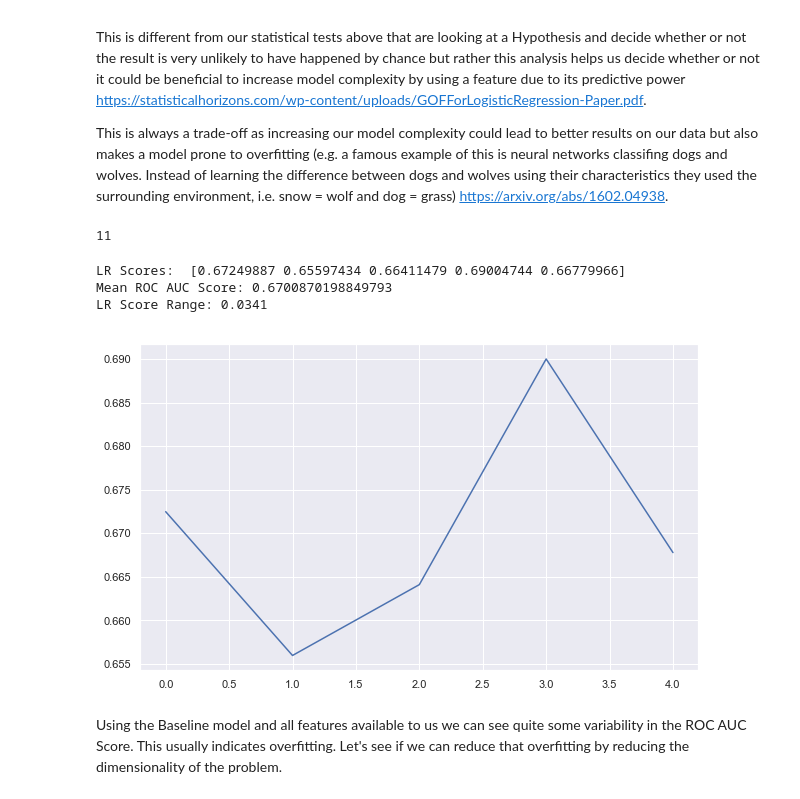
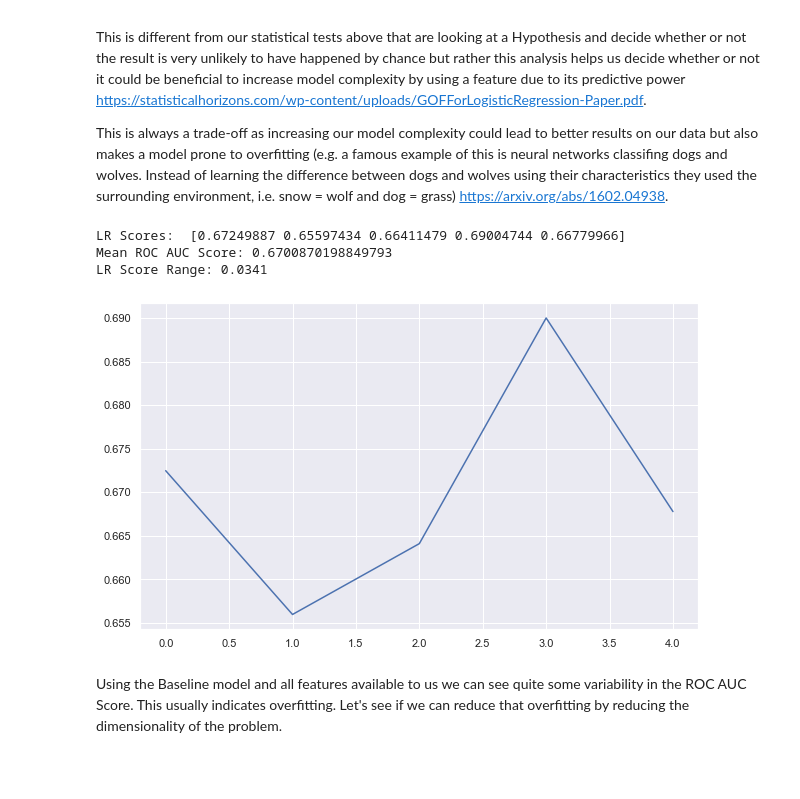
Before and after one commit to Germoe/hit-predictor, a Jupyter notebook: notebooks/_Step 4 - Building a Model.ipynb, the cells around one changed output. Cells and saved outputs as stored; diff of their text form; code cells hidden in the pictures; blank space fills up the shorter version.

```diff
--- a/notebooks/_Step 4 - Building a Model.ipynb
+++ b/notebooks/_Step 4 - Building a Model.ipynb
@@ -7,8 +7,9 @@ This is different from our statistical tests above that are looking at a Hypothe
 
 This is always a trade-off as increasing our model complexity could lead to better results on our data but also makes a model prone to overfitting (e.g. a famous example of this is neural networks classifing dogs and wolves. Instead of learning the difference between dogs and wolves using their characteristics they used the surrounding environment, i.e. snow = wolf and dog = grass) [https://arxiv.org/abs/1602.04938](https://arxiv.org/abs/1602.04938).
 # %%
+import numpy as np
 import pandas as pd
-import numpy as np
+import matplotlib as mlp
 import matplotlib.pyplot as plt
 import seaborn as sns
 
@@ -16,7 +17,7 @@ sns.set()
 colorsP = ['#D28DDC','#CA7AD6','#C366D0','#BB53CA','#B340C3','#A337B2','#A437B3','#92319F','#802B8C','#6E2578']
 colorsP = colorsP[::-1]
 
-plt.rcParams['figure.figsize'] = (10,6)
+mlp.rcParams['figure.figsize'] = (10,6)
 
 train = pd.read_csv('../data/processed/train.csv',sep='\t',parse_dates=['date','entry_date','exit_date','peak_date','max_leap_date']).set_index(['artist','title'])
 # %%
@@ -32,10 +33,7 @@ X = Xy_train.drop('hit',axis=1)
 y = Xy_train['hit']
 
 X_tune, X_hold, y_tune, y_hold = train_test_split(X, y, test_size=0.33, random_state=42)
-print(len(X_tune.T))
 X_train, X_test, y_train, y_test = train_test_split(X_tune, y_tune, test_size=0.33, random_state=42)
-# %% [output]
-11
 # %%
 from sklearn.preprocessing import StandardScaler
 
@@ -49,27 +47,31 @@ def scale_data(X_train,X_test):
 X_train, X_test, scaler = scale_data(X_train, X_test)
 # %%
 from sklearn.linear_model import LogisticRegression
+from sklearn.preprocessing import StandardScaler
 from sklearn.model_selection import cross_val_score
 
 def run_lr(X_train,y_train):
+    X_train = np.array(X_train)
+    y_train = np.array(y_train)
     lr = LogisticRegression(solver='lbfgs')
 
     lr_scores = cross_val_score(lr,
                                 X_train,
                                 y_train,
                                 cv=5,
                                 scoring='roc_auc')
 
     print('LR Scores: ', lr_scores)
     print('Mean ROC AUC Score: {}'.format(lr_scores.mean()))
     print('LR Score Range: {}'.format(round(lr_scores.max() - lr_scores.min(),4)))
     _ = plt.plot(np.arange(len(lr_scores)),lr_scores)
+    return lr
 
-run_lr(X_train,y_train)
+lr = run_lr(X_train,y_train)
 # %% [output]
 LR Scores:  [0.67249887 0.65597434 0.66411479 0.69004744 0.66779966]
 Mean ROC AUC Score: 0.6700870198849793
 LR Score Range: 0.0341
-[figure, old version]
+[figure, new version]
 # %% [markdown]
 Using the Baseline model and all features available to us we can see quite some variability in the ROC AUC Score. This usually indicates overfitting. Let's see if we can reduce that overfitting by reducing the dimensionality of the problem.
```
Also changed, not shown: parts of 49 cells of this notebook.
